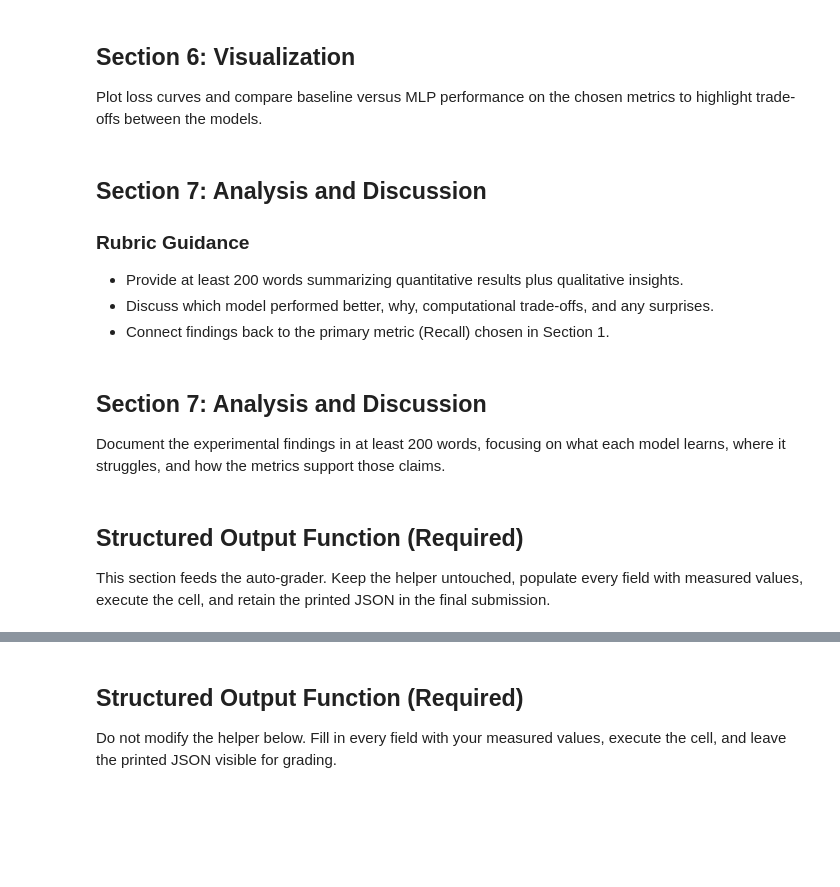
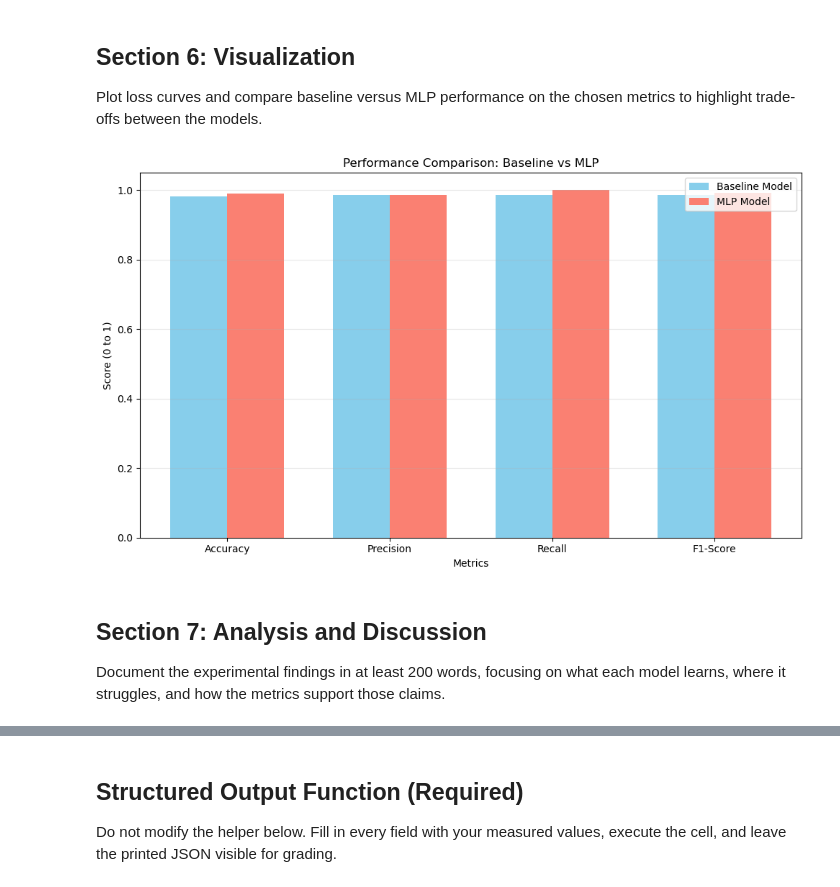
Before and after one commit to K-Sudhakar/DNNAssignments, a Jupyter notebook: 194 assignment 1.ipynb, the cells around one changed output, grey strips where cells are left out. Drawn from its saved outputs; the diff is of its cells as text; code cells hidden in the pictures; blank space fills up the shorter version.

```diff
--- a/194 assignment 1.ipynb
+++ b/194 assignment 1.ipynb
@@ -283,0 +325,16 @@ class MLP:
+# %%
+# Train MLP
+print("Training MLP...")
+mlp_start_time = time.time()
+
+mlp_architecture = [n_features, 16, 8, 1]
+mlp_model = MLP(architecture=mlp_architecture, learning_rate=0.1, n_iterations=1000)
+mlp_model.fit(X_train_scaled, y_train)
+
+mlp_predictions = mlp_model.predict(X_test_scaled)
+mlp_training_time = time.time() - mlp_start_time
+mlp_initial_loss = mlp_model.loss_history[0]
+mlp_final_loss = mlp_model.loss_history[-1]
+
+print(f"MLP training completed in {mlp_training_time:.2f}s")
+print(f"Loss decreased from {mlp_initial_loss:.4f} to {mlp_final_loss:.4f}")
@@ -298,18 +432,43 @@ All plots rely solely on Matplotlib per the assignment?s allowed-libraries list.
 ## Section 6: Visualization
 
 Plot loss curves and compare baseline versus MLP performance on the chosen metrics to highlight trade-offs between the models.
-# %% [markdown]
-## Section 7: Analysis and Discussion
-
-### Rubric Guidance
-- Provide at least 200 words summarizing quantitative results plus qualitative insights.
-- Discuss which model performed better, why, computational trade-offs, and any surprises.
-- Connect findings back to the primary metric (Recall) chosen in Section 1.
+# %%
+# Section 6: Visualization
+# Extract values for plotting
+plt.figure(figsize=(10, 6))
+
+metrics_labels = ['Accuracy', 'Precision', 'Recall', 'F1-Score']
+baseline_scores = [
+    results_baseline['accuracy'],
+    results_baseline['precision'],
+    results_baseline['recall'],
+    results_baseline['f1_score']
+]
+
+mlp_scores = [
+    results_mlp['accuracy'],
+    results_mlp['precision'],
+    results_mlp['recall'],
+    results_mlp['f1_score']
+]
+
+x = np.arange(len(metrics_labels))
+width = 0.35
+
+plt.bar(x - width / 2, baseline_scores, width, label='Baseline Model', color='skyblue')
+plt.bar(x + width / 2, mlp_scores, width, label='MLP Model', color='salmon')
+
+plt.xlabel('Metrics')
+plt.ylabel('Score (0 to 1)')
+plt.title('Performance Comparison: Baseline vs. MLP')
+plt.xticks(x, metrics_labels)
+plt.legend()
+plt.grid(True, axis='y', alpha=0.3)
+plt.tight_layout()
+plt.show()
+# %% [output]
+[figure, added]
 # %% [markdown]
 ## Section 7: Analysis and Discussion
 
 Document the experimental findings in at least 200 words, focusing on what each model learns, where it struggles, and how the metrics support those claims.
-# %% [markdown]
-## Structured Output Function (Required)
-
-This section feeds the auto-grader. Keep the helper untouched, populate every field with measured values, execute the cell, and retain the printed JSON in the final submission.
```
Also changed, not shown: parts of 16 cells of this notebook.
